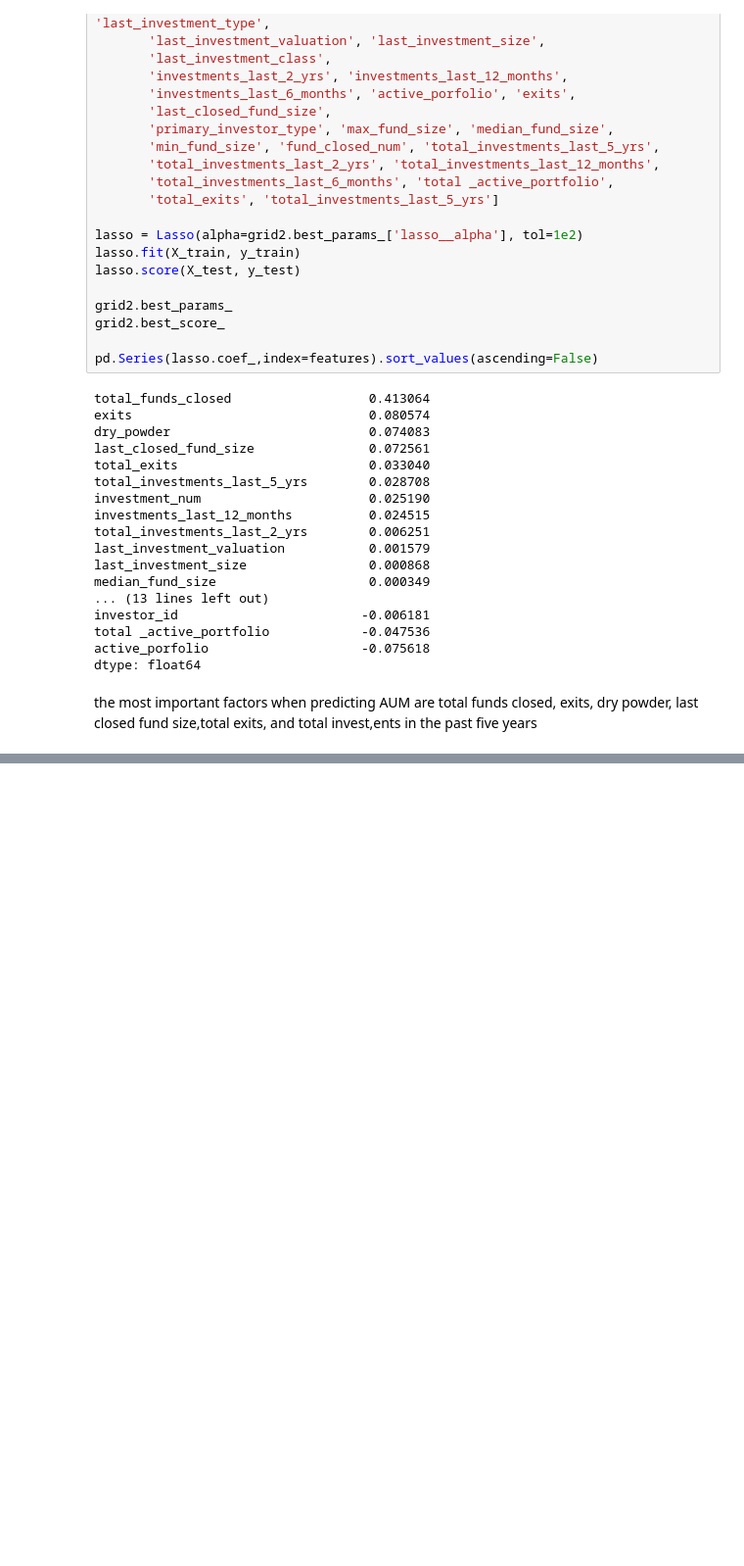
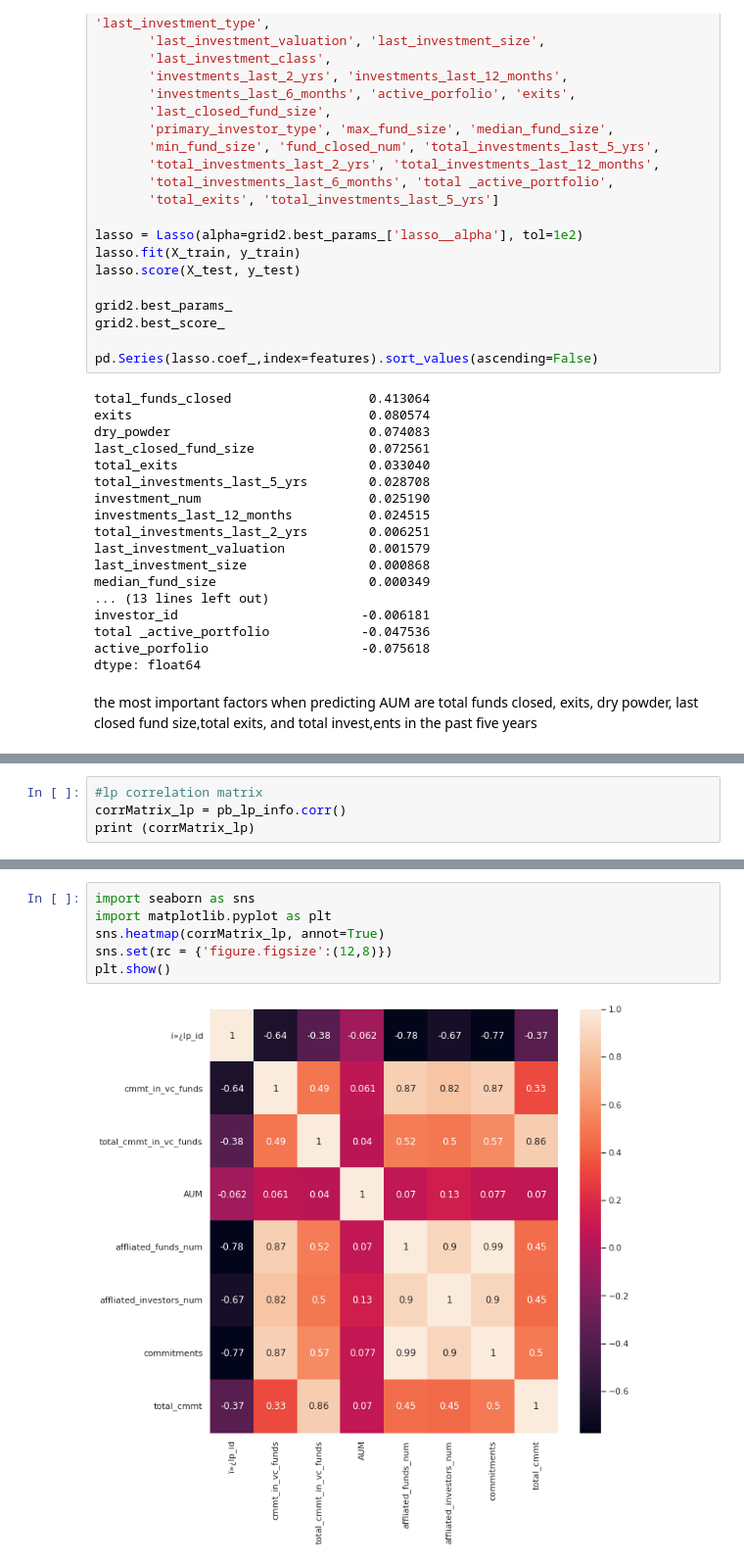
Before and after one commit to anjanaiyer/svb_practicum, a Jupyter notebook: SVB_practicum_pb_reg.ipynb, the cells around one changed output, grey strips where cells are left out. Shown at 98% size. Cells and saved outputs as stored; diff of their text form; blank space fills up the shorter version.

```diff
--- a/SVB_practicum_pb_reg.ipynb
+++ b/SVB_practicum_pb_reg.ipynb
@@ -191,0 +227,4 @@ the most important factors when predicting AUM are total funds closed, exits, dr
+# %%
+#lp correlation matrix
+corrMatrix_lp = pb_lp_info.corr()
+print (corrMatrix_lp)
@@ -191,0 +249,8 @@ the most important factors when predicting AUM are total funds closed, exits, dr
+# %%
+import seaborn as sns
+import matplotlib.pyplot as plt
+sns.heatmap(corrMatrix_lp, annot=True)
+sns.set(rc = {'figure.figsize':(12,8)})
+plt.show()
+# %% [output]
+[figure, added]
```
Also changed, not shown: parts of 17 cells of this notebook.
